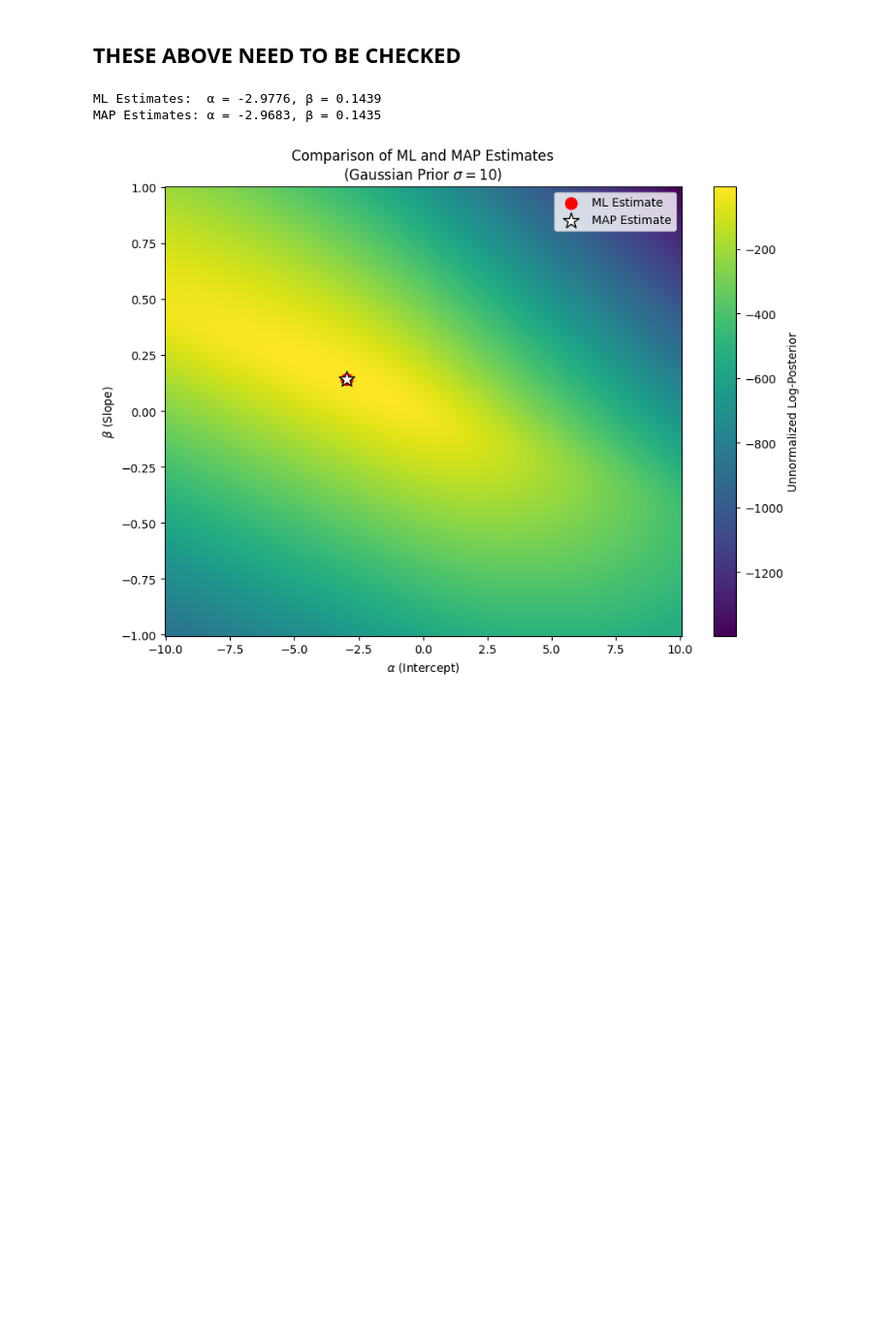
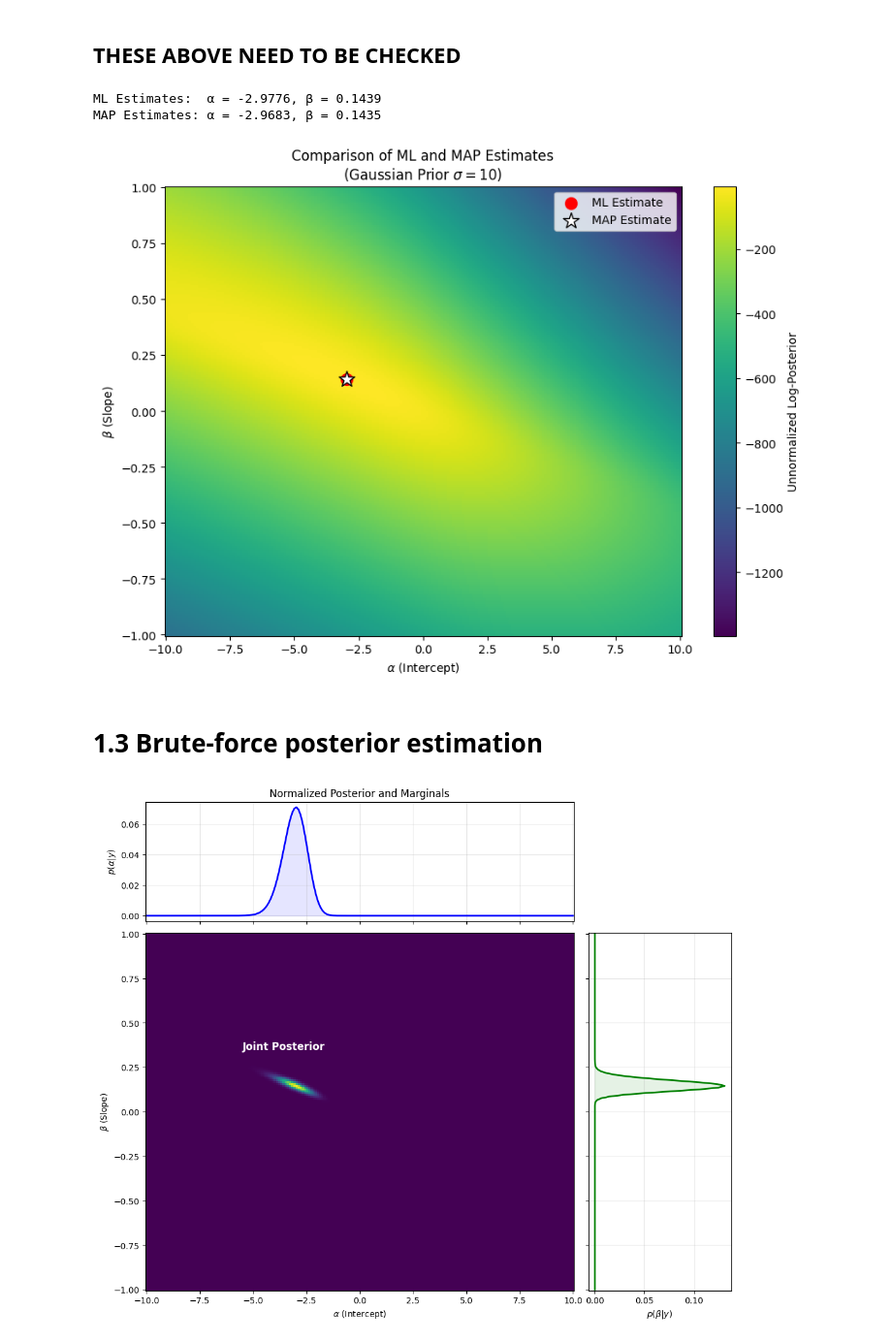
Before and after one commit to Axeeh/MushroomCultivation, a Jupyter notebook: notebook.ipynb, the cells around one changed output. Shown at 97% size. Drawn from its saved outputs; the diff is of its cells as text; code cells hidden in the pictures; blank space fills up the shorter version.

Commit message:
brute force posterior

```diff
--- a/notebook.ipynb
+++ b/notebook.ipynb
@@ -234,3 +236,72 @@ plt.show()
 ML Estimates:  α = -2.9776, β = 0.1439
 MAP Estimates: α = -2.9683, β = 0.1435
 [figure]
+# %% [markdown]
+# 1.3 Brute-force posterior estimation
+# %%
+from scipy.special import logsumexp
+
+# Compute unnormalized log-posterior on the grid
+log_post_grid = np.zeros_like(A)
+
+for i in range(A.shape[0]):
+    for j in range(A.shape[1]):
+        # We use the existing log_lik function here
+        theta = [A[i, j], B[i, j]]
+        log_post_grid[i, j] = log_posterior(theta)
+
+# --- Normalization Step ---
+# We use the LogSumExp trick for numerical stability
+# Normalization constant (in log domain):
+log_evidence = logsumexp(log_post_grid)
+
+# Normalized log-posterior:
+log_post_norm = log_post_grid - log_evidence
+
+# Exponentiate to get probabilities:
+posterior_norm = np.exp(log_post_norm)
+
+# --- Marginalization ---
+# Summing probability mass to get marginal distributions
+
+# Marginal for alpha (sum over beta rows)
+marginal_alpha = np.sum(posterior_norm, axis=0)
+
+# Marginal for beta (sum over alpha columns)
+marginal_beta = np.sum(posterior_norm, axis=1)
+
+# --- Visualization ---
+
+fig = plt.figure(figsize=(12, 10))
+gs = fig.add_gridspec(2, 2, width_ratios=[3, 1], height_ratios=[1, 3],
+                      left=0.1, right=0.9, bottom=0.1, top=0.9,
+                      wspace=0.05, hspace=0.05)
+
+# 1. Main Plot: Joint Normalized Posterior
+ax_joint = fig.add_subplot(gs[1, 0])
+# Using pcolormesh as requested in previous turn
+pc = ax_joint.pcolormesh(A, B, posterior_norm, shading='auto', cmap='viridis')
+ax_joint.set_xlabel(r'$\alpha$ (Intercept)')
+ax_joint.set_ylabel(r'$\beta$ (Slope)')
+ax_joint.text(-5.5, 0.35, 'Joint Posterior', color='white', fontsize=12, fontweight='bold')
+
+# 2. Top Plot: Marginal Posterior for Alpha
+ax_alpha = fig.add_subplot(gs[0, 0], sharex=ax_joint)
+ax_alpha.plot(alpha_vals, marginal_alpha, color='blue', lw=2)
+ax_alpha.fill_between(alpha_vals, 0, marginal_alpha, color='blue', alpha=0.1)
+ax_alpha.set_ylabel(r'$p(\alpha | y)$')
+ax_alpha.set_title('Normalized Posterior and Marginals')
+plt.setp(ax_alpha.get_xticklabels(), visible=False)
+ax_alpha.grid(True, alpha=0.3)
+
+# 3. Right Plot: Marginal Posterior for Beta
+ax_beta = fig.add_subplot(gs[1, 1], sharey=ax_joint)
+ax_beta.plot(marginal_beta, beta_vals, color='green', lw=2)
+ax_beta.fill_betweenx(beta_vals, 0, marginal_beta, color='green', alpha=0.1)
+ax_beta.set_xlabel(r'$p(\beta | y)$')
+plt.setp(ax_beta.get_yticklabels(), visible=False)
+ax_beta.grid(True, alpha=0.3)
+
+plt.show()
+# %% [output]
+[figure, added]
```
Also changed, not shown: parts of 2 cells of this notebook.
